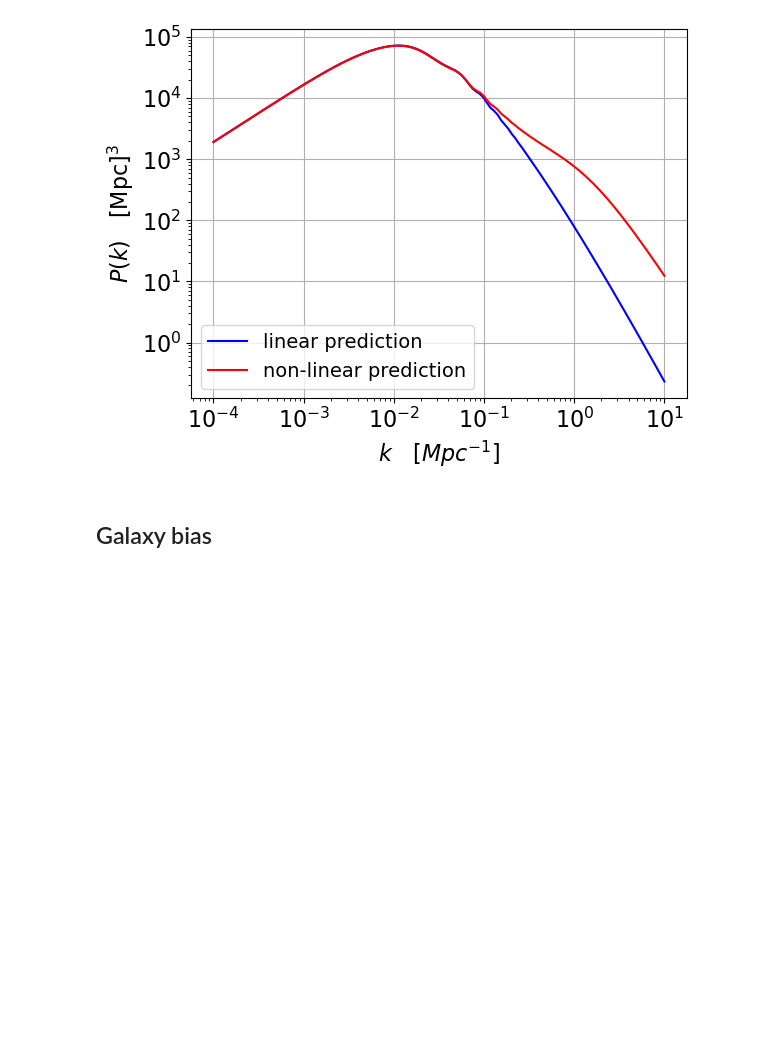
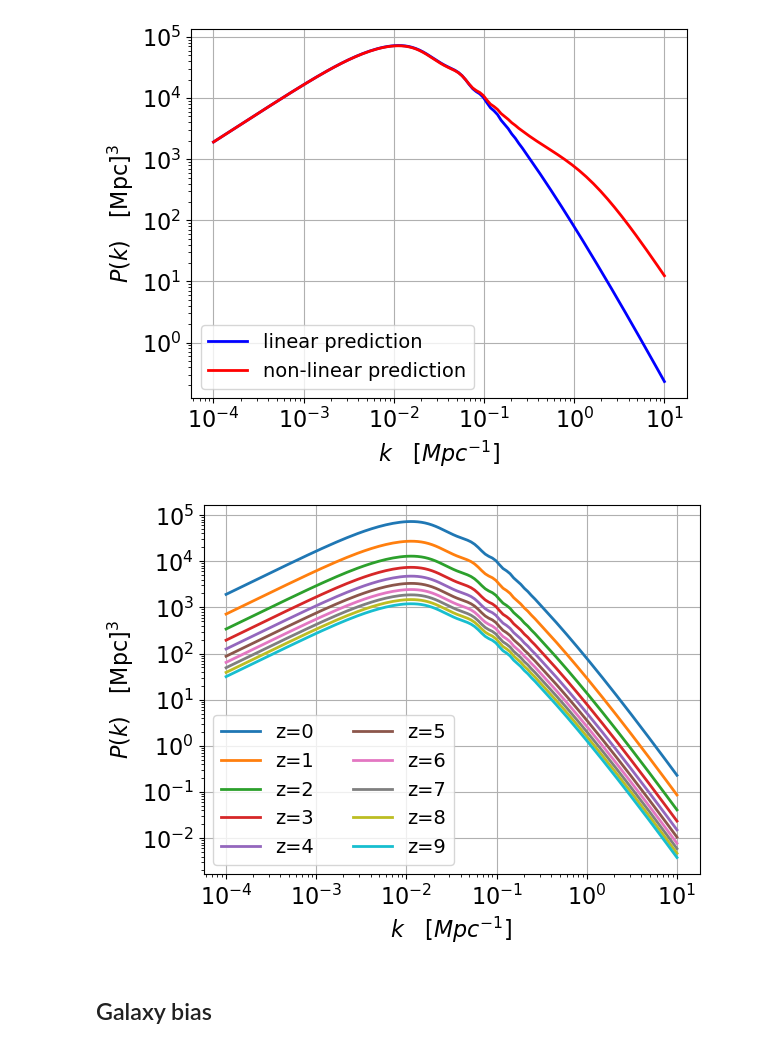
Before and after one commit to jeremyneveu/m2-npac-grac, a Jupyter notebook: notebooks/LSS.ipynb, the cells around one changed output. Saved outputs shown, nothing was run; the diff lists cells and outputs as text; code cells hidden in the pictures; blank space fills up the shorter version.

```diff
--- a/notebooks/LSS.ipynb
+++ b/notebooks/LSS.ipynb
@@ -248,6 +248,22 @@ plt.legend(fontsize=14)
 plt.show()
 # %% [output]
 [figure]
+# %%
+fig = plt.figure()
+for z in np.arange(0, 10, 1):
+    pk_lin = ccl.linear_matter_power(cosmo, k, 1/(1+z))
+    plt.plot(k, pk_lin, '-', lw=2, label=f"{z=}")
+plt.xscale('log')
+plt.yscale('log')
+plt.xlabel('$k\quad[Mpc^{-1}]$', fontsize = 16)
+plt.ylabel('$P(k)\quad[{\\rm Mpc}]^3$', fontsize=16)
+plt.xticks(fontsize=16)
+plt.yticks(fontsize=16)
+plt.grid()
+plt.legend(fontsize=14, ncol=2)
+plt.show()
+# %% [output]
+[figure, added]
 # %% [markdown]
 ## Galaxy bias
 # %%
```
Also changed, not shown: parts of 9 cells of this notebook, 3 other files.
